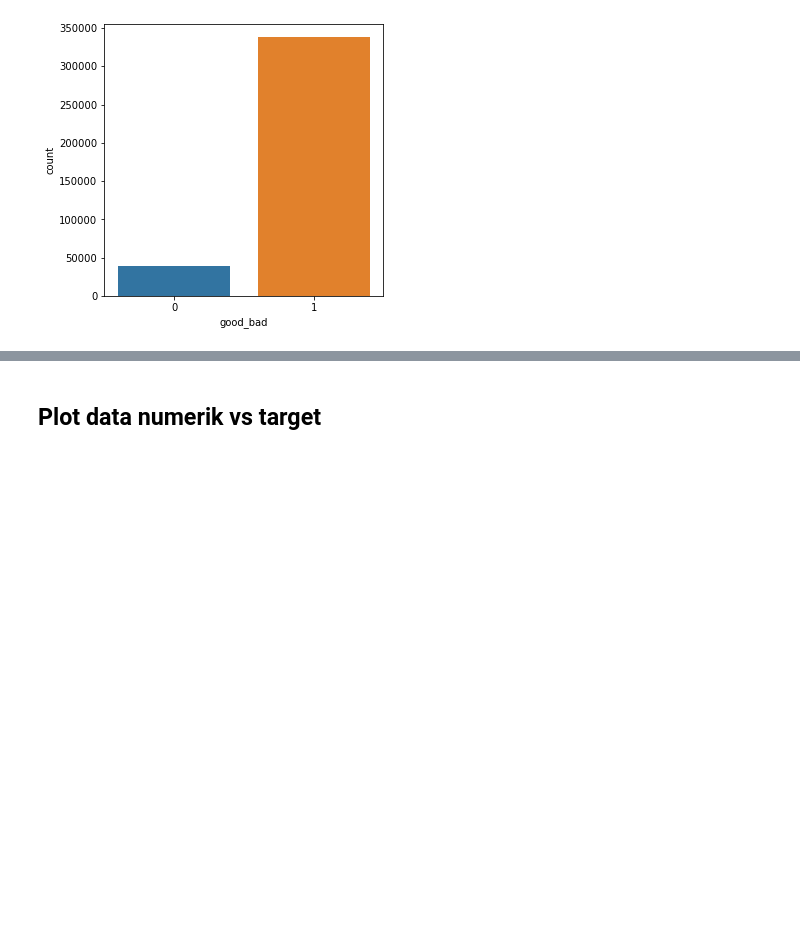
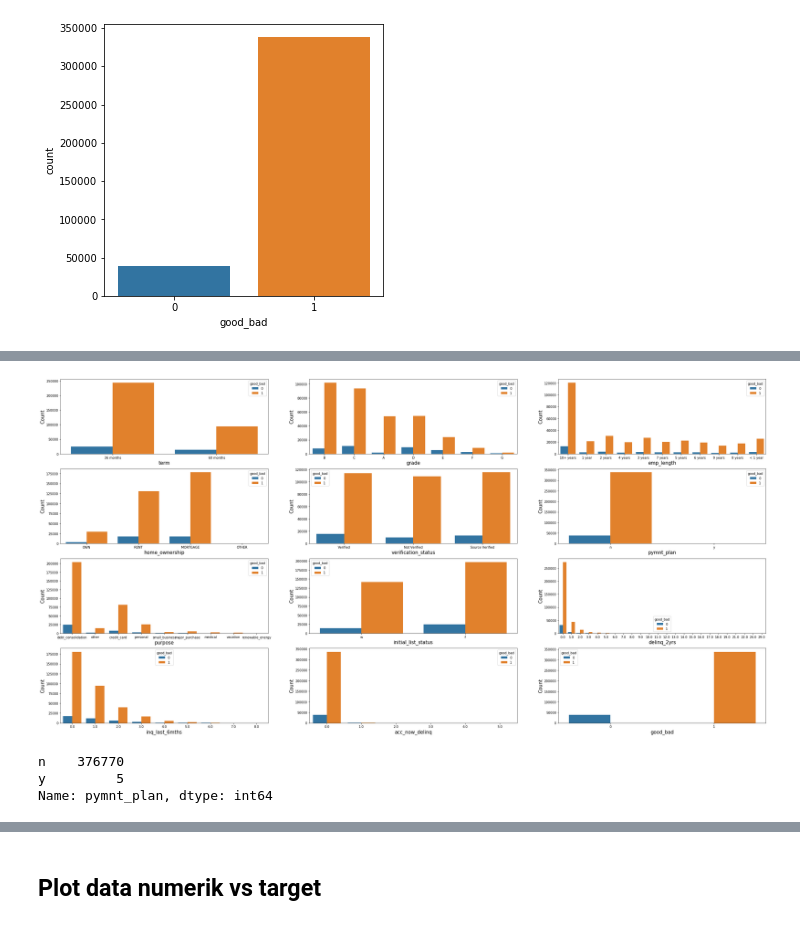
Before and after one commit to RaynoldPanjiZ/rakamin-id-x_partner, a Jupyter notebook: submition_rakamin.ipynb, the cells around one changed output, grey strips where cells are left out. Cells and saved outputs as stored; diff of their text form; code cells hidden in the pictures; blank space fills up the shorter version.

```diff
--- a/submition_rakamin.ipynb
+++ b/submition_rakamin.ipynb
@@ -795,0 +923,19 @@ cat_data = pd.DataFrame(loan_data, columns=list(loan_data.select_dtypes(include=
+# %%
+target_dict = {
+    'debt_consolidation':'debt_consolidation',
+    'other':'other',
+    'credit_card':'credit_card',
+    'small_business':'small_business',
+    'major_purchase':'major_purchase',
+    'medical':'medical',
+    'renewable_energy':'renewable_energy',
+    'vacation':'vacation',
+
+    'house':'personal',
+    'wedding':'personal',
+    'home_improvement':'personal',
+    'car':'personal',
+    'moving':'personal'
+}
+cat_data["purpose"] = cat_data["purpose"].map(target_dict)
+cat_data["purpose"].value_counts()
@@ -795,0 +957,5 @@ cat_data = pd.DataFrame(loan_data, columns=list(loan_data.select_dtypes(include=
+# %%
+cat_data.drop([
+    "emp_title", "title"
+], inplace=True, axis=1)
+cat_data.head()
@@ -795,0 +969,8 @@ cat_data = pd.DataFrame(loan_data, columns=list(loan_data.select_dtypes(include=
+# %%
+cat_data_a = pd.concat([
+    cat_data,
+    loan_data[
+        ["delinq_2yrs", "inq_last_6mths", "acc_now_delinq", "good_bad"]
+    ]
+], axis=1)
+cat_data_a.head()
@@ -830,6 +1039,7 @@ def KDEplot(col):
 def CNTplot(col):
     fig, axes = plt.subplots(len(col)//3, 3, figsize=(40, 20))
     for d, ax in zip(col, axes.flatten()):
-        sns.countplot(data=cat_data, x=d, hue='good_bad', ax=ax)
-#         sns.set(font_scale=2)
+        p = sns.countplot(data=cat_data_a, x=d, hue='good_bad', ax=ax)
+        p.set_xlabel(d, fontsize = 15)
+        p.set_ylabel("Count", fontsize = 15)
     return plt.show()
@@ -835,0 +1070,10 @@ def CNTplot(col):
+# %%
+CNTplot(cat_data_a.columns.tolist())
+# %% [output]
+[figure, added]
+# %%
+cat_data_a['pymnt_plan'].value_counts()
+# %% [output]
+n    376770
+y         5
+Name: pymnt_plan, dtype: int64
```
Also changed, not shown: parts of 53 cells of this notebook.
